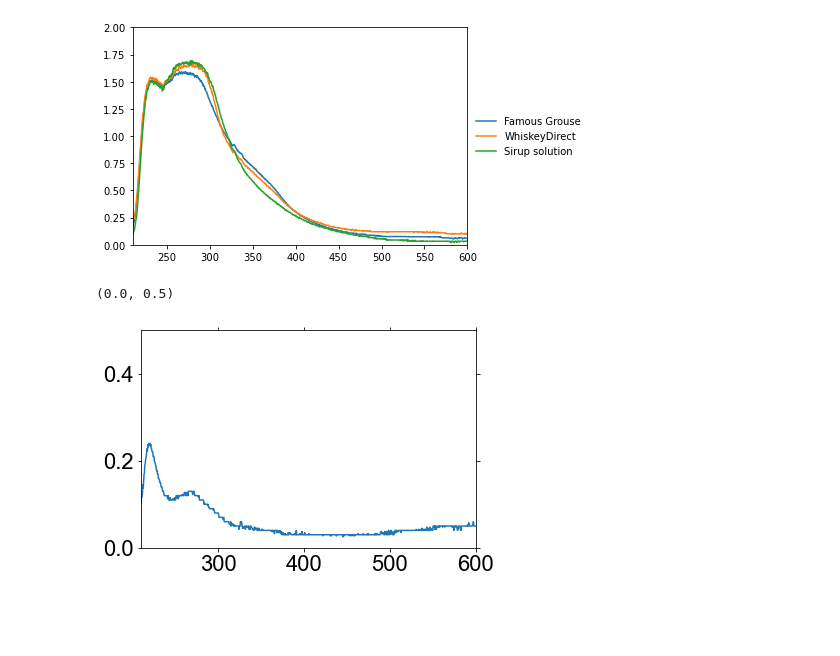
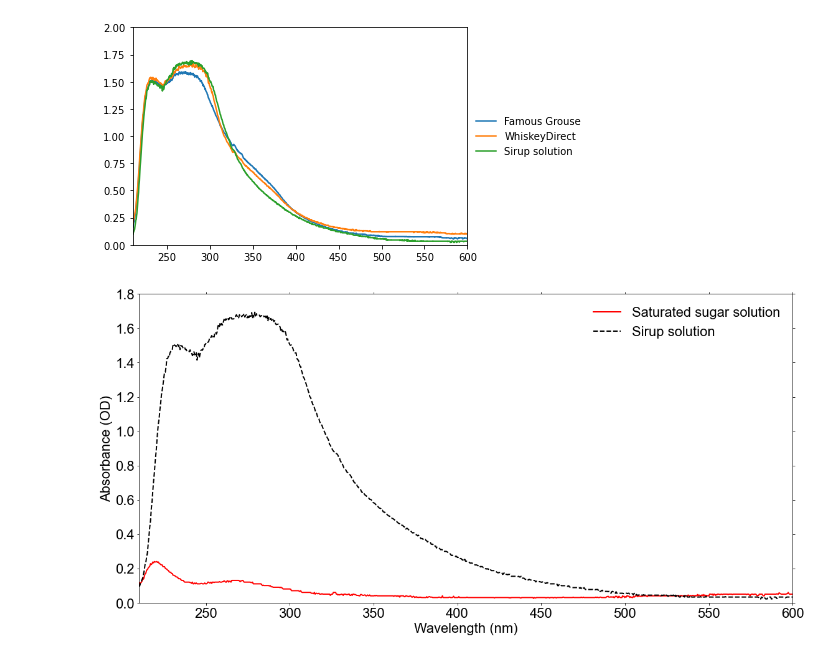
Before and after one commit to ttlindkvist/exphys2, a Jupyter notebook: Spectroscopy/whisky.ipynb, the cells around one changed output. Cells and saved outputs as stored; diff of their text form; code cells hidden in the pictures; blank space fills up the shorter version.

```diff
--- a/Spectroscopy/whisky.ipynb
+++ b/Spectroscopy/whisky.ipynb
@@ -208,12 +247,18 @@ Sirup solution
 [figure]
 # %%
 sugar = load_data('Sugar solution')
+sirup = load_data('Sirup solution')
-# %%
-fig,ax = plt.subplots(1, 1)
-
-ax.plot(sugar[:,0], sugar[:,1])
-ax.set_xlim(210, 600)
-ax.set_ylim(0, 0.5)
-# %% [output]
-(0.0, 0.5)
-[figure, removed]
+# %%
+fig,ax = plt.subplots(1, 1)
+fig.set_size_inches(16, 8)
+ax.plot(sugar[:,0], sugar[:,1], 'r', label='Saturated sugar solution', lw=2)
+ax.plot(sirup[:,0], sirup[:,1]*1.1, 'k--', label='Sirup solution', lw=2)
+ax.set_xlim(210, 600)
+ax.set_ylim(0, 1.8)
+ax.legend(frameon=False)
+ax.set_xlabel('Wavelength (nm)')
+ax.set_ylabel('Absorbance (OD)')
+plt.tight_layout()
+# plt.savefig('Sugar_v1.pdf')
+# %% [output]
+[figure, added]
```
Also changed, not shown: parts of 2 cells of this notebook, 3 other files.
